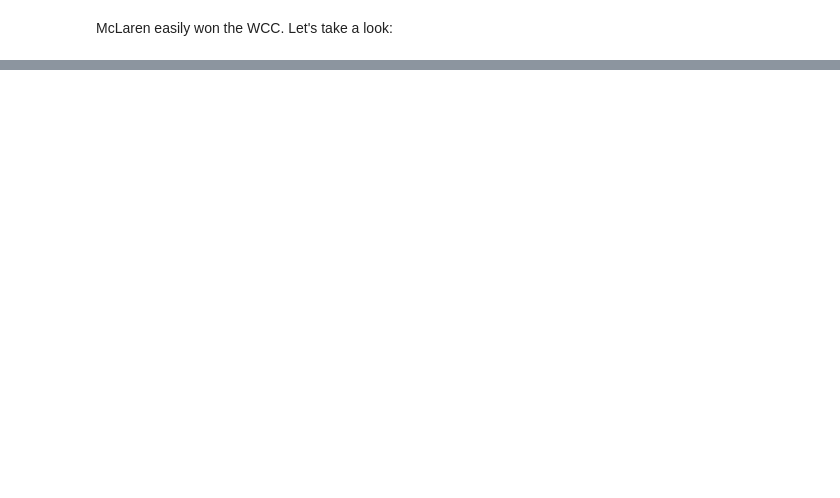
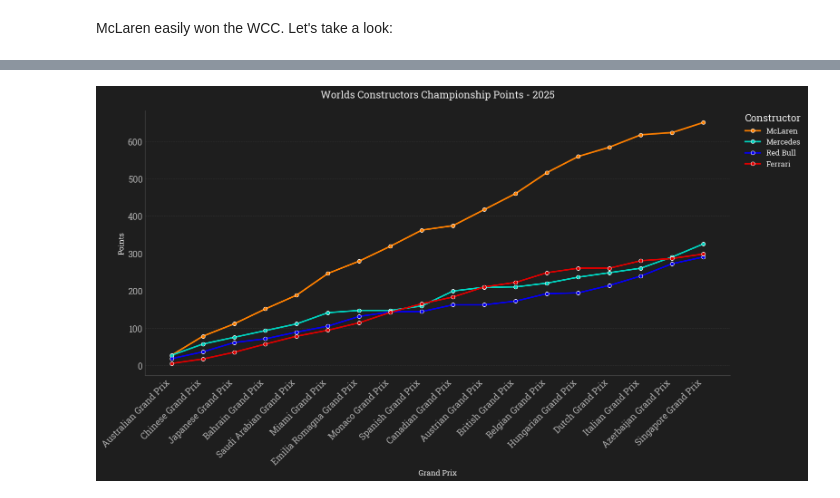
Before and after one commit to oaojVSM/f1_analytics, a Jupyter notebook: notebooks/2025_championship.ipynb, the cells around one changed output, grey strips where cells are left out. Saved outputs shown, nothing was run; the diff lists cells and outputs as text; code cells hidden in the pictures; blank space fills up the shorter version.

```diff
--- a/notebooks/2025_championship.ipynb
+++ b/notebooks/2025_championship.ipynb
@@ -76,0 +100,7 @@ fxns.plotar_evolucao_construtores(df_campeonato=df_wcc)
+# %%
+fxns.plot_wcc(
+    df_campeonato=df_wcc,
+    times_destaque=['McLaren', 'Red Bull', 'Ferrari', 'Mercedes']
+    )
+# %% [output]
+[figure, added]
```
Also changed, not shown: parts of 9 cells of this notebook, 1 other file.
